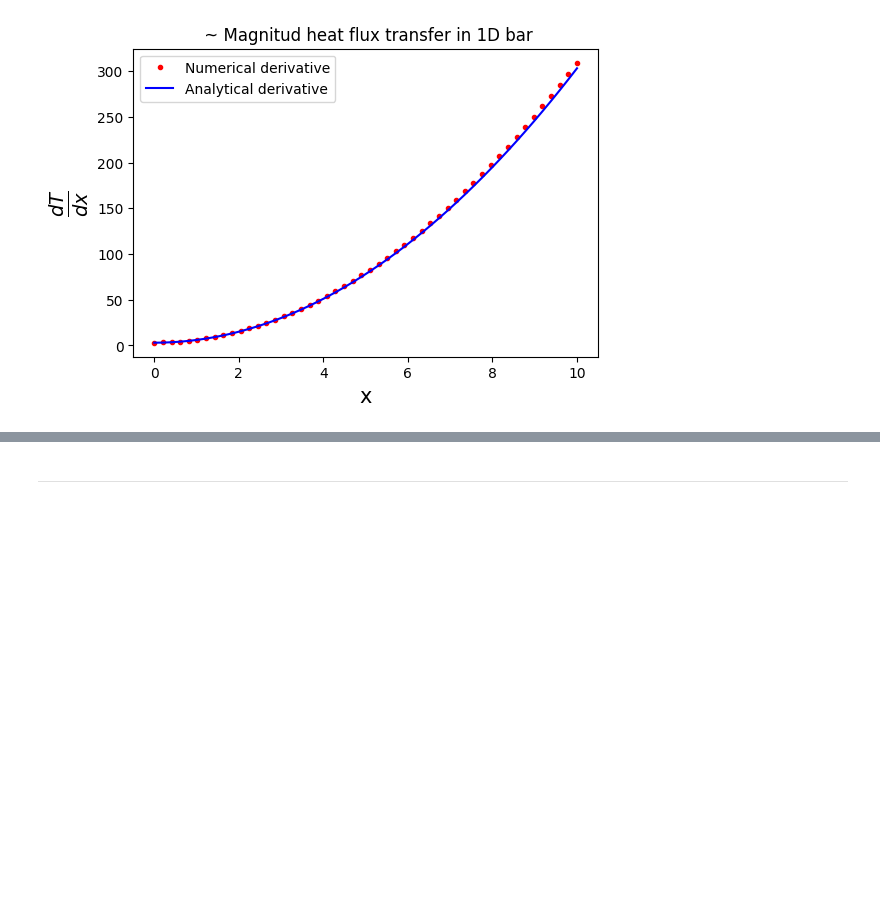
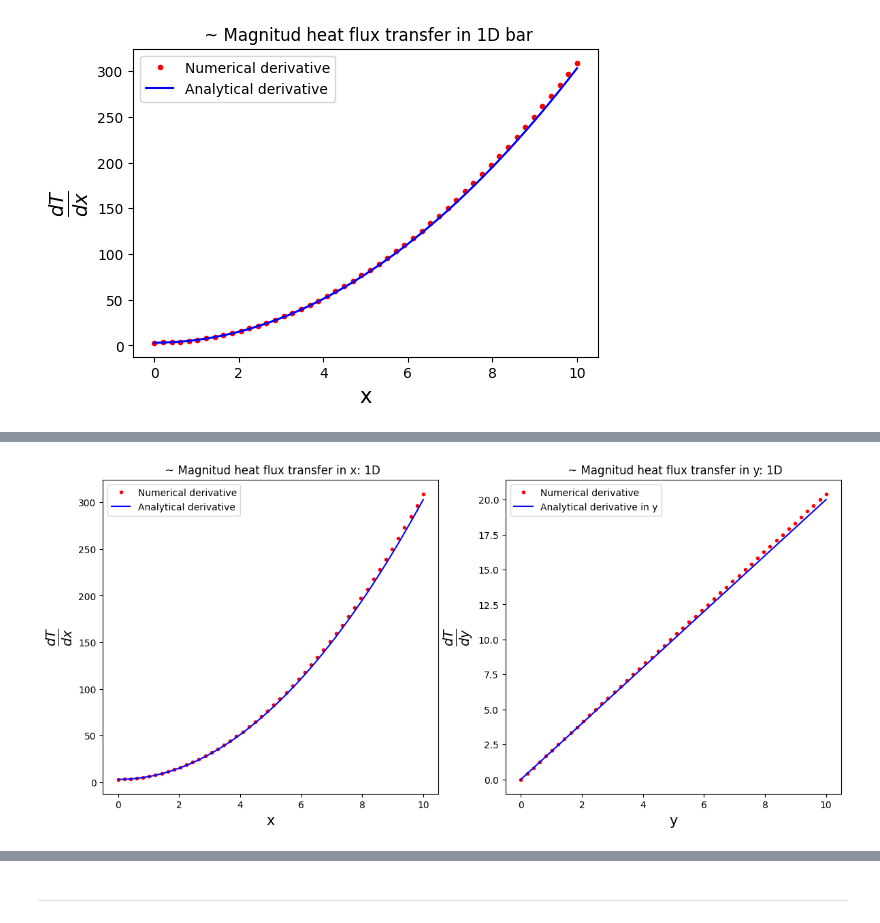
Before and after one commit to anferivera/Programming, a Jupyter notebook: 5_numerical_calculus.ipynb, the cells around one changed output, grey strips where cells are left out. Drawn from its saved outputs; the diff is of its cells as text; code cells hidden in the pictures; blank space fills up the shorter version.

```diff
--- a/5_numerical_calculus.ipynb
+++ b/5_numerical_calculus.ipynb
@@ -165,7 +163,7 @@ Endpoint formulas are especially useful near to the end of a set of points, wher
 # %%
 #Derivative three end point (right variable determine the left or right)
 
-def TEP( Yn,i, h=0.01,right=0 ):
+def TEP( Yn,i, h, right=0 ):
     suma = -3*Yn[i]+4*Yn[i+(-1)**right*1]-Yn[i+(-1)**right*2]
     return suma/(2*h*(-1)**right)
 # %% [markdown]
@@ -275 +284,66 @@ where $\phi$ is the potential, $\rho$ the density and $G$ the gravitational cons
+# %%
+# Points where function is known
+nps = 50
+xmax = 10
+xmin = 0
+h=(xmax-xmin)/nps
+Xn = np.linspace(xmin,xmax,nps)
+
+plt.figure( figsize=(14,6) )
+
+plt.subplot(121)
+Tn = Temp(Xn,0)
+#Magnitude of heat flux array
+Q = np.zeros(len(Xn))
+#Left end derivative
+Q[0] = TEP(Tn,0,h)
+
+#Mid point derivatives
+index = len(Xn)-1
+for i in range( 1,index ):
+    Q[i] =  TMP( Tn[i+1],Tn[i-1],h )
+
+#Right end derivative
+Q[-1] = TEP( Tn,index,h,right=1 )
+
+#Plotting
+#plt.figure( figsize=(6,4) )
+plt.plot(Xn,Q,'r.',label='Numerical derivative')
+#analytical derivative
+plt.plot(Xn,dTemp(Xn,0)[0],'b-',label='Analytical derivative')
+
+plt.xlabel( "x",fontsize =15 )
+plt.ylabel( "$\\frac{dT}{dx}$",fontsize =20 )
+plt.title( " ~ Magnitud heat flux transfer in x: 1D" )
+plt.legend()
+
+################################
+plt.subplot(122)
+Yn = Xn
+Tn = Temp(0,Yn)
+#Magnitude of heat flux array
+Q = np.zeros(len(Yn))
+#Left end derivative
+Q[0] = TEP(Tn,0,h)
+
+#Mid point derivatives
+index = len(Yn)-1
+for i in range( 1,index ):
+    Q[i] =  TMP( Tn[i+1],Tn[i-1],h )
+
+#Right end derivative
+Q[-1] = TEP( Tn,index,h,right=1 )
+
+#Plotting
+plt.plot(Yn,Q,'r.',label='Numerical derivative')
+#analytical derivative
+plt.plot(Yn,dTemp(0,Yn)[1],'b-',label='Analytical derivative in y')
+
+plt.xlabel( "y",fontsize =15 )
+plt.ylabel( "$\\frac{dT}{dy}$",fontsize =20 )
+plt.title( " ~ Magnitud heat flux transfer in y: 1D" )
+plt.legend()
+plt.show()
+# %% [output]
+[figure, added]
 # %% [markdown]
```
Also changed, not shown: parts of 49 cells of this notebook.
